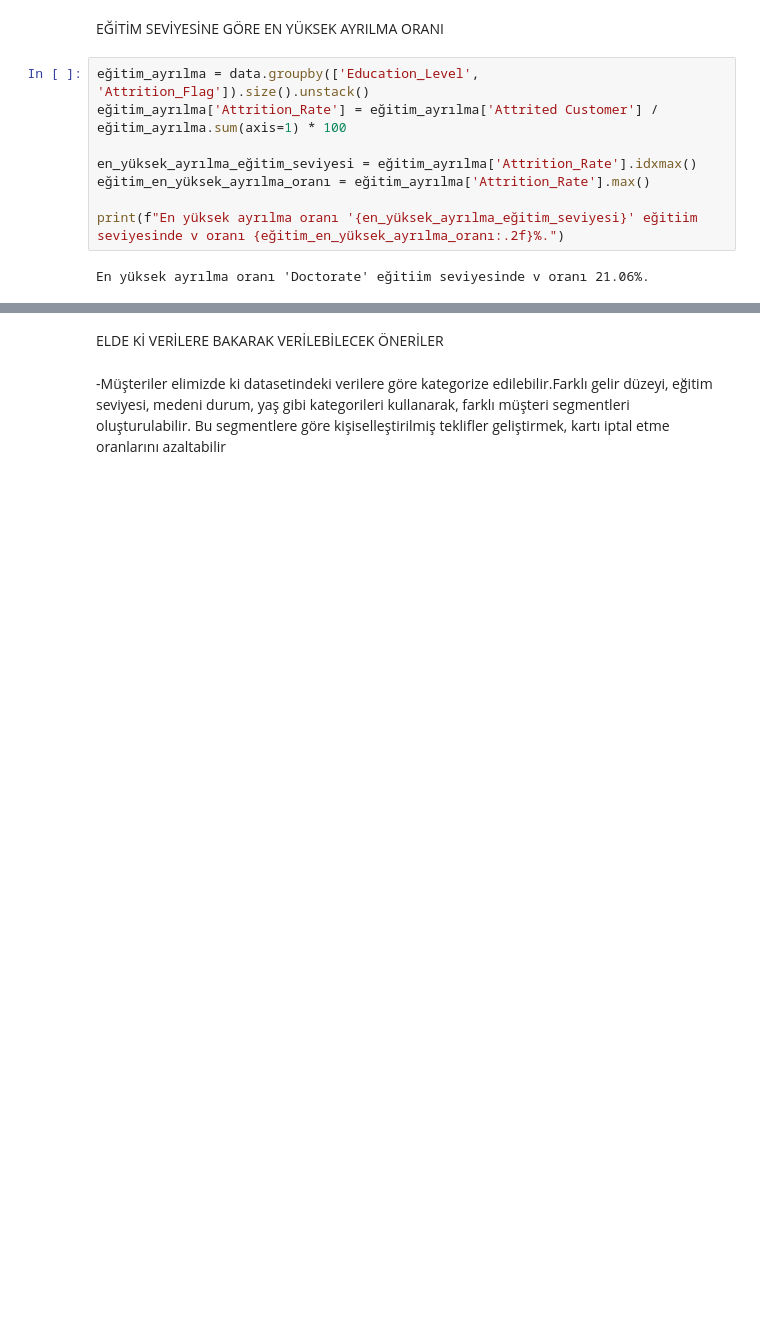
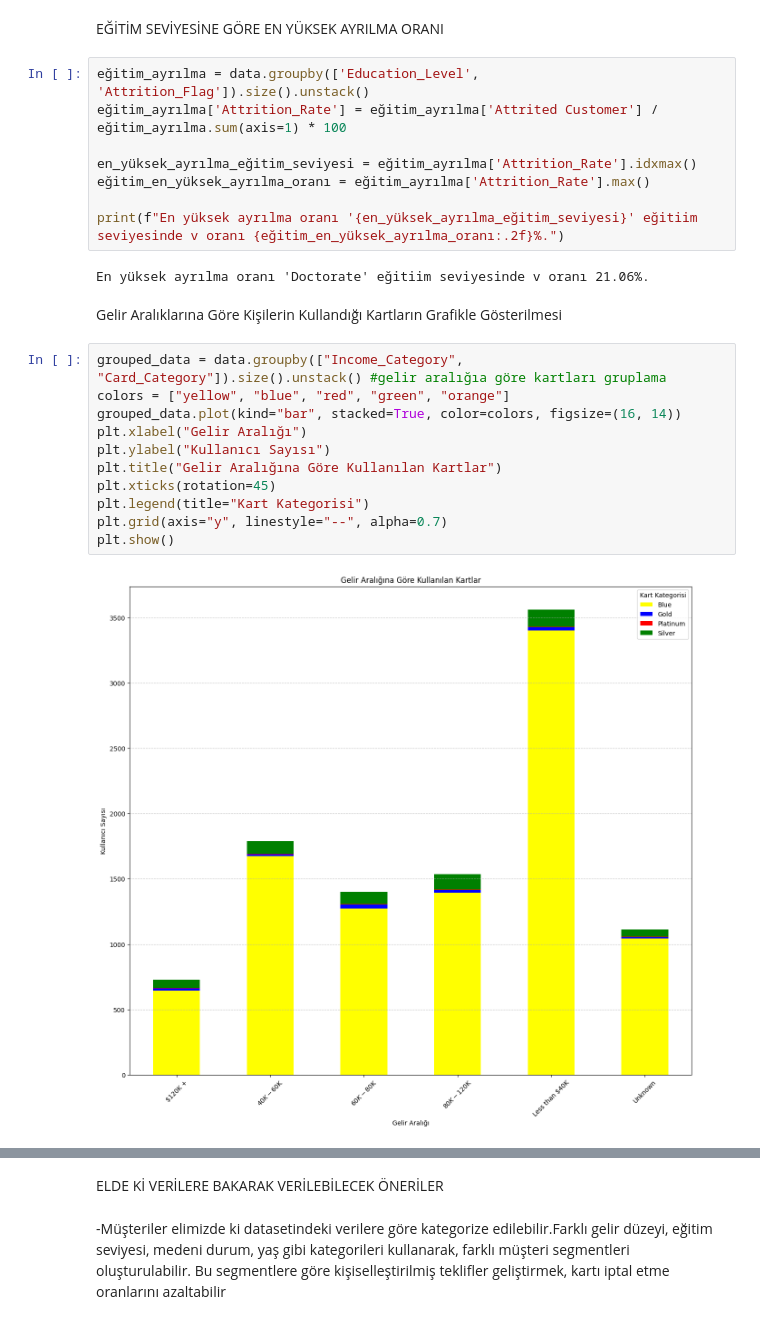
Before and after one commit to KisiselZeynepProjeleri/credit-card-values, a Jupyter notebook: credit_card.ipynb, the cells around one changed output, grey strips where cells are left out. Saved outputs shown, nothing was run; the diff lists cells and outputs as text; blank space fills up the shorter version.

```diff
--- a/credit_card.ipynb
+++ b/credit_card.ipynb
@@ -597,3 +608,18 @@ eğitim_en_yüksek_ayrılma_oranı = eğitim_ayrılma['Attrition_Rate'].max()
 print(f"En yüksek ayrılma oranı '{en_yüksek_ayrılma_eğitim_seviyesi}' eğitiim seviyesinde v oranı {eğitim_en_yüksek_ayrılma_oranı:.2f}%.")
 # %% [output]
 En yüksek ayrılma oranı 'Doctorate' eğitiim seviyesinde v oranı 21.06%.
+# %% [markdown]
+Gelir Aralıklarına Göre Kişilerin Kullandığı Kartların Grafikle Gösterilmesi
+# %%
+grouped_data = data.groupby(["Income_Category", "Card_Category"]).size().unstack() #gelir aralığıa göre kartları gruplama
+colors = ["yellow", "blue", "red", "green", "orange"]
+grouped_data.plot(kind="bar", stacked=True, color=colors, figsize=(16, 14))
+plt.xlabel("Gelir Aralığı")
+plt.ylabel("Kullanıcı Sayısı")
+plt.title("Gelir Aralığına Göre Kullanılan Kartlar")
+plt.xticks(rotation=45)
+plt.legend(title="Kart Kategorisi")
+plt.grid(axis="y", linestyle="--", alpha=0.7)
+plt.show()
+# %% [output]
+[figure, added]
```
Also changed, not shown: parts of 6 cells of this notebook.
